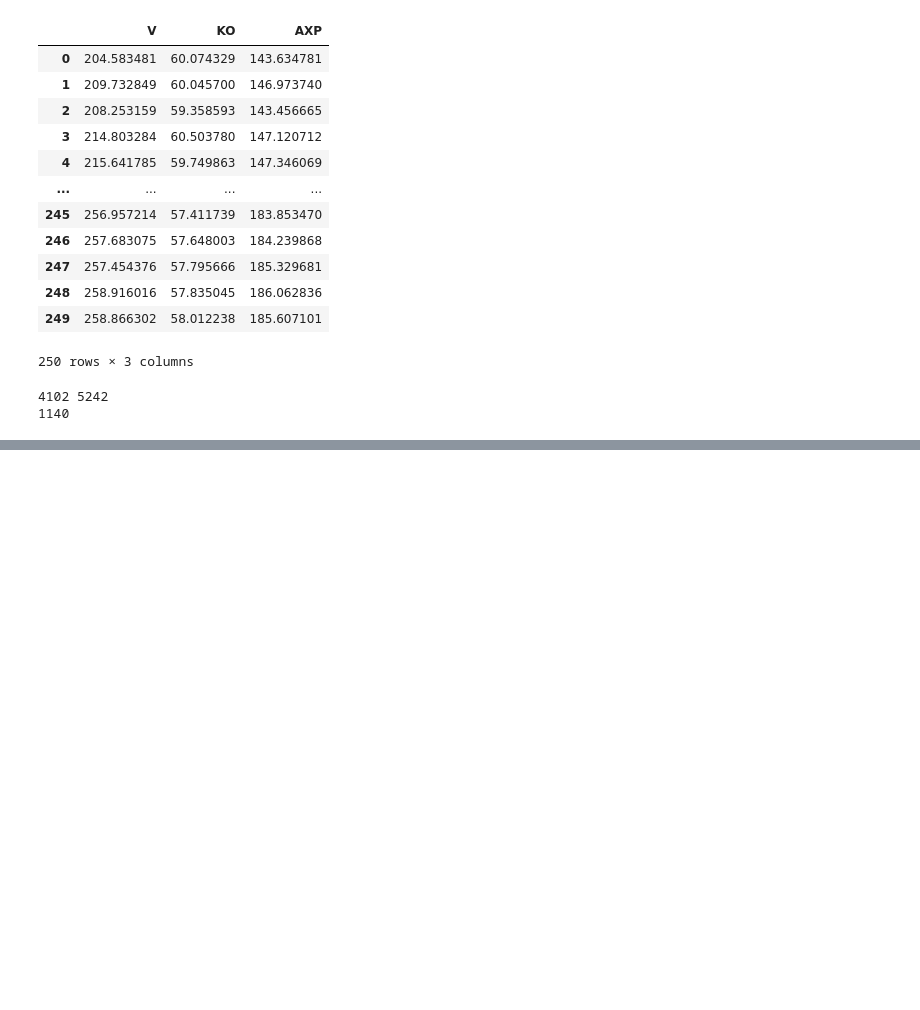
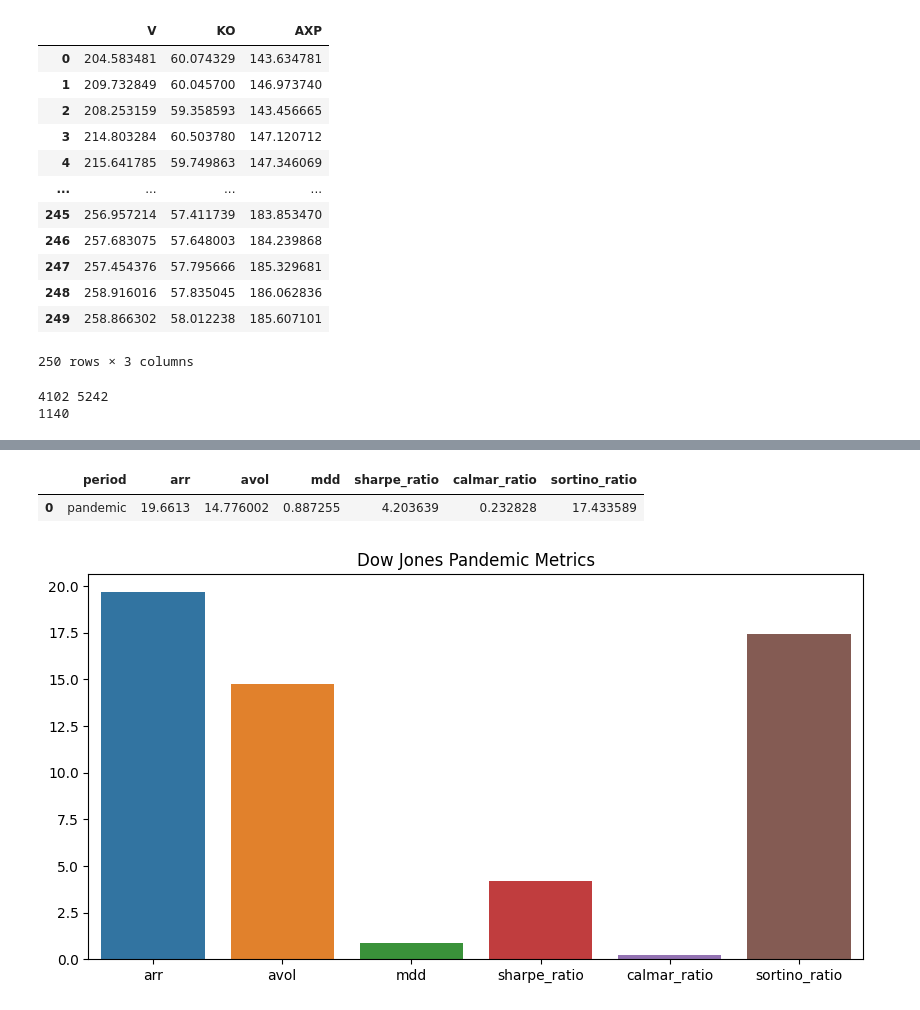
Before and after one commit to PaulaPerazzo/Deep-Gym-Trading, a Jupyter notebook: djones.ipynb, the cells around one changed output, grey strips where cells are left out. Cells and saved outputs as stored; diff of their text form; code cells hidden in the pictures; blank space fills up the shorter version.

```diff
--- a/djones.ipynb
+++ b/djones.ipynb
@@ -768,0 +827,22 @@ print(income - outcome)
+# %%
+### pandemic period
+pandemic_data = dj_metrics[dj_metrics["period"] == "pandemic"]
+pandemic_data.set_index("period", inplace=True)
+
+mean_row = pandemic_data.median(axis=0)
+
+pandemic = pd.DataFrame([mean_row])
+pandemic["period"] = "pandemic"
+pandemic = pandemic[["period"] + [col for col in pandemic.columns if col != "period"]]
+pandemic
+# %% [output]
+|  | period | arr | avol | mdd | sharpe_ratio | calmar_ratio | sortino_ratio |
+| 0 | pandemic | 19.6613 | 14.776002 | 0.887255 | 4.203639 | 0.232828 | 17.433589 |
+# %%
+### plot the pandemic data
+plt.figure(figsize=(10, 5))
+sns.barplot(data=pandemic)
+plt.title("Dow Jones Pandemic Metrics")
+plt.show()
+# %% [output]
+[figure, added]
```
Also changed, not shown: parts of 18 cells of this notebook, 13 other files.
